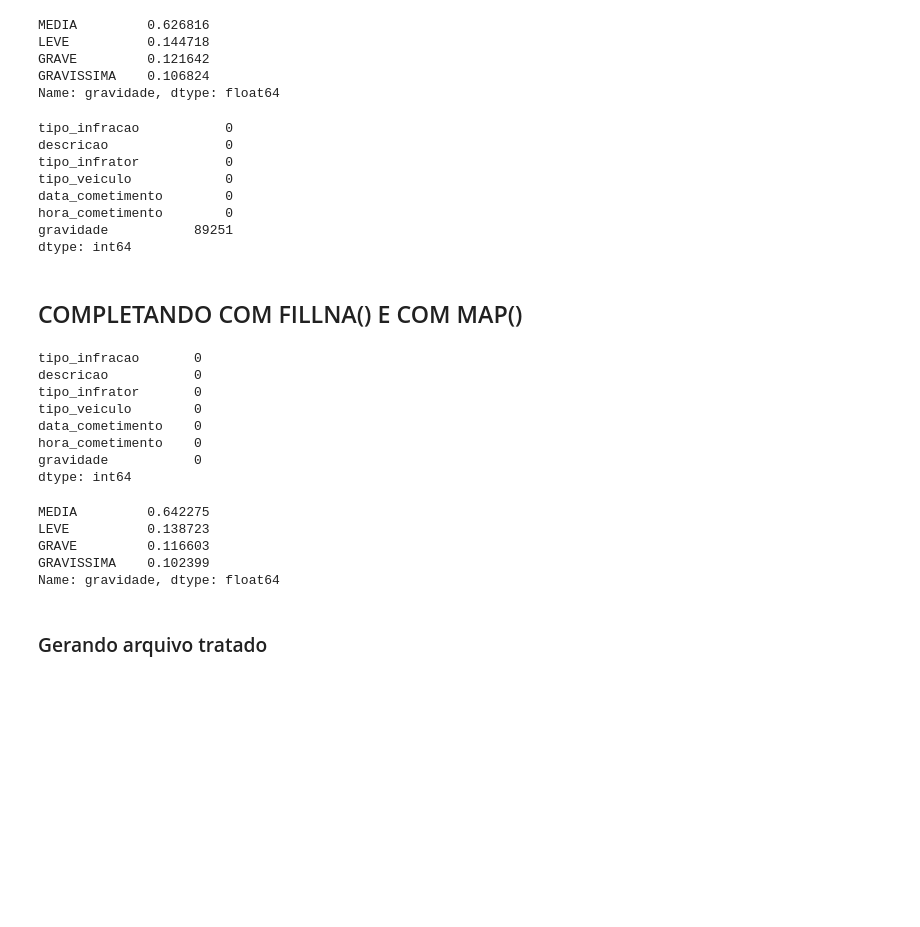
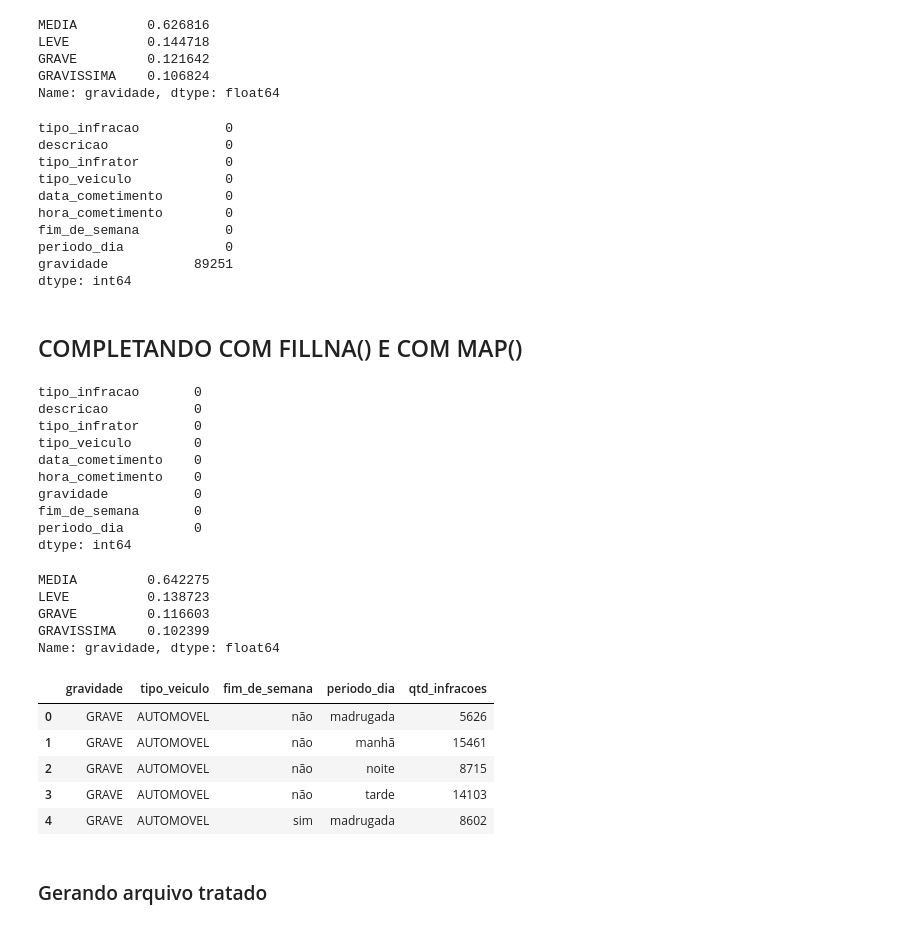
Before and after one commit to yusam/mead2, a Jupyter notebook: autos_de_infracao.ipynb, the cells around one changed output. Cells and saved outputs as stored; diff of their text form; code cells hidden in the pictures; blank space fills up the shorter version.

```diff
--- a/autos_de_infracao.ipynb
+++ b/autos_de_infracao.ipynb
@@ -151,3 +172,7 @@ infracao["fim_de_semana"] = (infracao["data_cometimento"]
                              .str.replace("(0|1|2|3|4)","sim")
                              .str.replace("(5|6)","não")
                              )
+# %%
+## converter hora em datetime
+infracao['hora'] = pd.to_datetime(infracao['hora_cometimento'].str.strip(), format='%H:%M').dt.hour
+infracao.info()
@@ -154,17 +198,16 @@ infracao["fim_de_semana"] = (infracao["data_cometimento"]
 # %%
 ## cria coluna com periodo do dia
 def periodo(h):
-    if (h>6) and (h<=12):
+    if (h>=0) and (h<6):
+        return "madrugada"
+    elif (h>=6) and (h<12):
         return "manhã"
-    elif (h>12) and (h<=18):
+    elif (h>=12) and (h<18):
         return "tarde"
-    elif (h>18) and (h<=23):
+    elif (h>=18) and (h<=23):
         return "noite"
-    elif (h>=0) and (h<=6):
-        return "madrugada"
 
-infracao["periodo_dia"] = (infracao["data_cometimento"]
-                           .dt.hour
+infracao["periodo_dia"] = (infracao["hora"]
                            .apply(periodo)
                            )
 # %%
@@ -374,6 +425,8 @@ tipo_infrator           0
 tipo_veiculo            0
 data_cometimento        0
 hora_cometimento        0
+fim_de_semana           0
+periodo_dia             0
 gravidade           89251
 dtype: int64
 # %% [markdown]
@@ -391,6 +444,8 @@ tipo_veiculo        0
 data_cometimento    0
 hora_cometimento    0
 gravidade           0
+fim_de_semana       0
+periodo_dia         0
 dtype: int64
 # %%
 ## padronizando gravidade da infracao
@@ -407,6 +462,26 @@ LEVE          0.138723
 GRAVE         0.116603
 GRAVISSIMA    0.102399
 Name: gravidade, dtype: float64
+# %%
+infracoes_agrupadas = (
+
+    infracao.
+    groupby(['gravidade','tipo_veiculo','fim_de_semana','periodo_dia'],as_index=False).
+    agg({'tipo_infracao':'count'})
+
+)
+
+## renomeando campo
+infracoes_agrupadas = infracoes_agrupadas.rename(columns={'tipo_infracao':'qtd_infracoes'})
+
+infracoes_agrupadas.head()
+# %% [output]
+|  | gravidade | tipo_veiculo | fim_de_semana | periodo_dia | qtd_infracoes |
+| 0 | GRAVE | AUTOMOVEL | não | madrugada | 5626 |
+| 1 | GRAVE | AUTOMOVEL | não | manhã | 15461 |
+| 2 | GRAVE | AUTOMOVEL | não | noite | 8715 |
+| 3 | GRAVE | AUTOMOVEL | não | tarde | 14103 |
+| 4 | GRAVE | AUTOMOVEL | sim | madrugada | 8602 |
 # %% [markdown]
 ### Gerando arquivo tratado
 # %%
```
Also changed, not shown: parts of 13 cells of this notebook.
